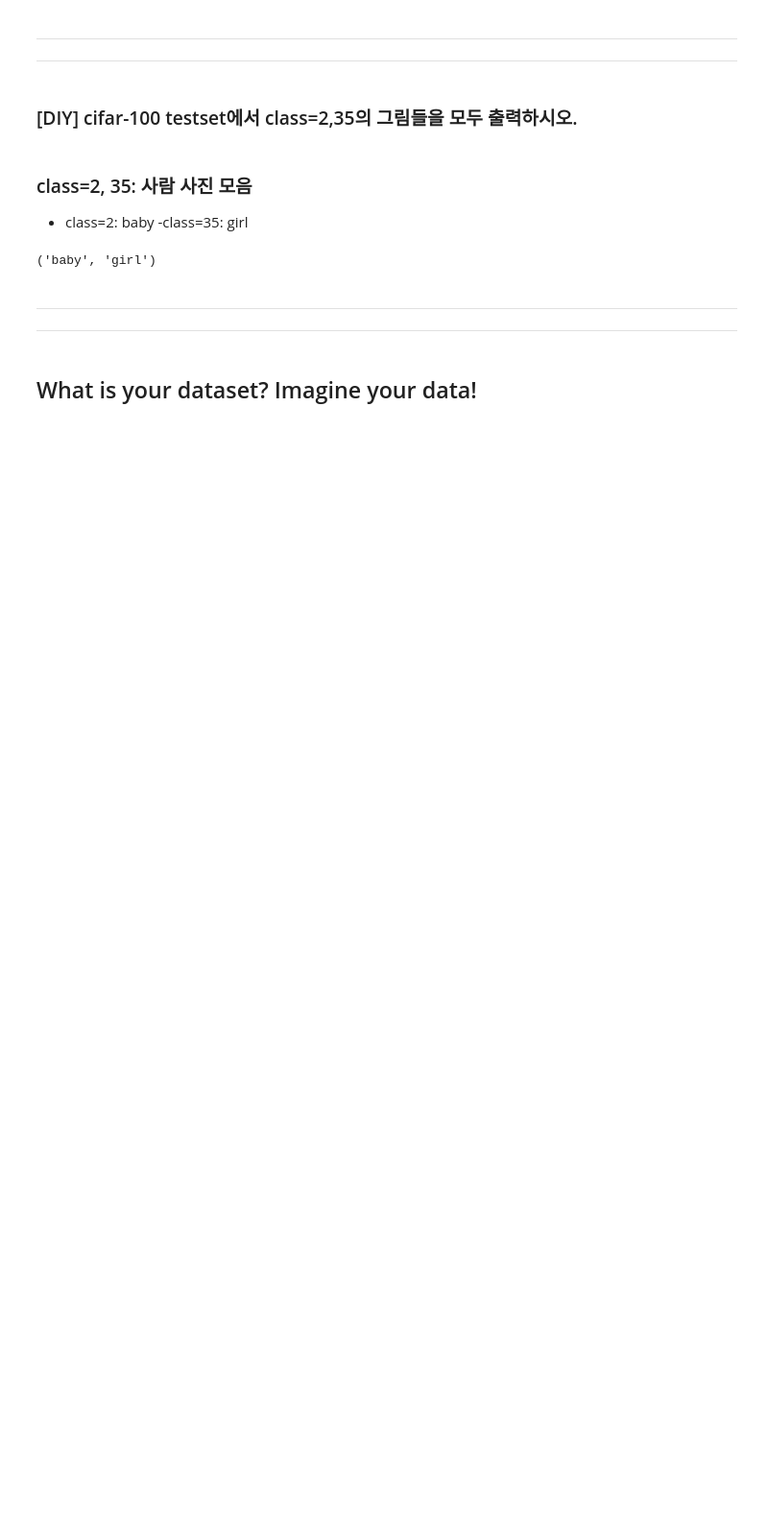
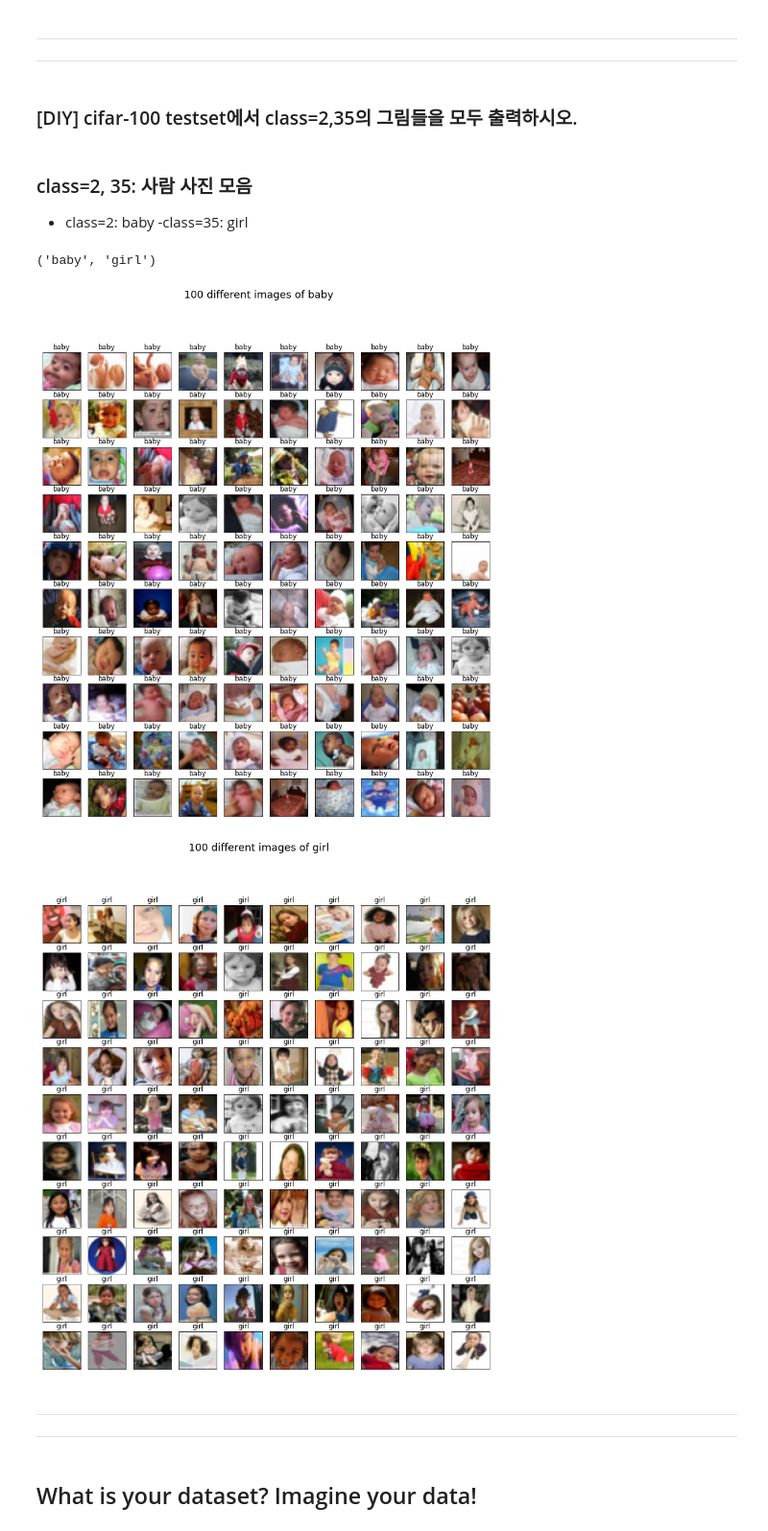
Before and after one commit to seokmin1/PDM08, a Jupyter notebook: py-tensorflow/tf2_1_datasets_cv_II.ipynb, the cells around one changed output. Shown at 96% size. Saved outputs shown, nothing was run; the diff lists cells and outputs as text; code cells hidden in the pictures; blank space fills up the shorter version.

```diff
--- a/py-tensorflow/tf2_1_datasets_cv_II.ipynb
+++ b/py-tensorflow/tf2_1_datasets_cv_II.ipynb
@@ -472,3 +499,42 @@ class_names[2],class_names[35]
+# %%
+# your code here!
+class_names = ['beaver', 'dolphin', 'otter', 'seal', 'whale', 'aquarium fish', 'flatfish', 'ray', 'shark', 'trout', 'orchids', 'poppies', 'roses', 'sunflowers', 'tulips', 'bottles', 'bowls', 'cans', 'cups', 'plates', 'apples', 'mushrooms', 'oranges', 'pears', 'sweet peppers', 'clock', 'keyboard', 'lamp', 'telephone', 'television', 'bed', 'chair', 'couch', 'table', 'wardrobe', 'bee', 'beetle', 'butterfly', 'caterpillar', 'cockroach', 'bear', 'leopard', 'lion', 'tiger', 'wolf', 'bridge', 'castle', 'house', 'road', 'skyscraper', 'cloud', 'forest', 'mountain', 'plain', 'sea', 'camel', 'cattle', 'chimpanzee', 'elephant', 'kangaroo', 'fox', 'porcupine', 'possum', 'raccoon', 'skunk', 'crab', 'lobster', 'snail', 'spider', 'worm', 'baby', 'boy', 'girl', 'man', 'woman', 'crocodile', 'dinosaur', 'lizard', 'snake', 'turtle', 'hamster', 'mouse', 'rabbit', 'shrew', 'squirrel', 'maple', 'oak', 'palm', 'pine', 'willow', 'bicycle', 'bus', 'motorcycle', 'pickup truck', 'train', 'lawn-mower', 'rocket', 'streetcar', 'tank', 'tractor']
+class_names.sort()
+
+##아기##
+num_02 = np.where(testy==2)[0]
+images = testX[num_02]
+fig = plt.figure(figsize=(14,15))
+for i in range(len(images)):
+    # define subplot
+    plt.subplot(10,10,1 + i) #, sharey=False)
+    # plot raw pixel data
+    plt.imshow(images[i])
+    plt.title(class_names[2])
+    plt.xticks([])
+    plt.yticks([])
+plt.suptitle("100 different images of baby", fontsize=18)
+plt.show()
+
+
+
+###여자아이###
+num_035 = np.where(testy==35)[0]
+images = testX[num_035]
+fig = plt.figure(figsize=(14,15))
+for i in range(len(images)):
+    # define subplot
+    plt.subplot(10,10,1 + i) #, sharey=False)
+    # plot raw pixel data
+    plt.imshow(images[i])
+    plt.title(class_names[35])
+    plt.xticks([])
+    plt.yticks([])
+plt.suptitle("100 different images of girl", fontsize=18)
+plt.show()
+# %% [output]
+[figure, added]
+[figure, added]
 # %% [markdown]
 
 
```
Also changed, not shown: parts of 12 cells of this notebook.
